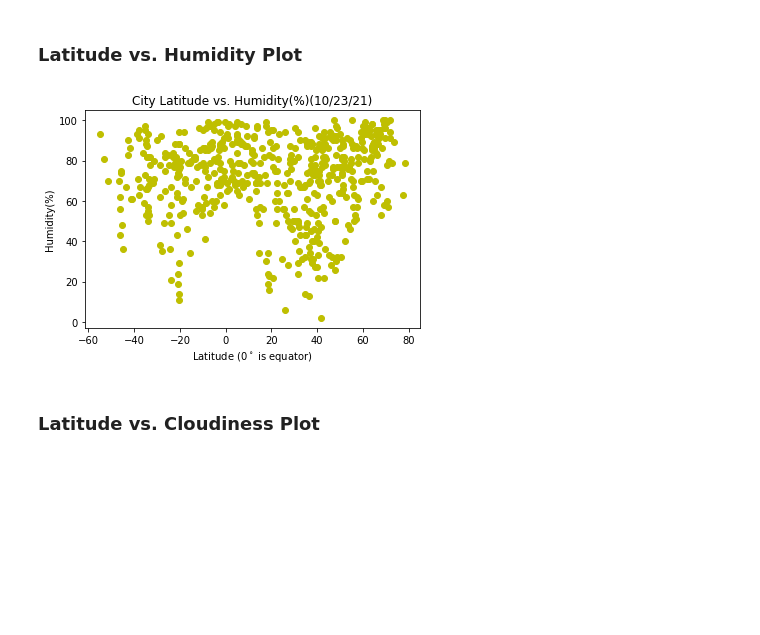
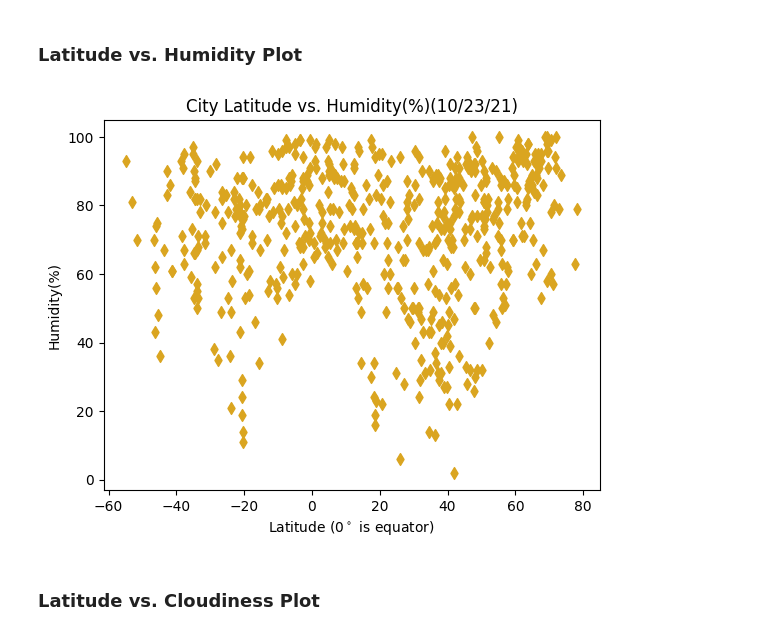
Before and after one commit to N-J-Miller/Week_5, a Jupyter notebook: Week_5_Homework.ipynb, the cells around one changed output. Drawn from its saved outputs; the diff is of its cells as text; code cells hidden in the pictures; blank space fills up the shorter version.

```diff
--- a/Week_5_Homework.ipynb
+++ b/Week_5_Homework.ipynb
@@ -196,8 +197,9 @@ Weather_Data.to_csv('Weather_Data.csv')
 # %% [markdown]
 ### Latitude vs. Temperature Plot
 # %%
+plt.style.use('default')
 fig, ax = plt.subplots()
-ax.scatter(Weather_Data['Latitude'], Weather_Data['Max Temperature'], color='r', marker='o')
+ax.scatter(Weather_Data['Latitude'], Weather_Data['Max Temperature'], c=Weather_Data['Max Temperature'],cmap="jet", marker='o')
 ax.set_ylabel("Maximum Temperature ($^\circ$F)")
 ax.set_xlabel("Latitude (0$^\circ$ is equator)")
 ax.set_title('City Latitude vs. Temperature ($^\circ$F)(10/23/21)')
@@ -209,14 +211,14 @@ plt.show()
 ### Latitude vs. Humidity Plot
 # %%
 fig, ax = plt.subplots()
-ax.scatter(Weather_Data['Latitude'], Weather_Data['Humidity'], color='y',marker='o')
+ax.scatter(Weather_Data['Latitude'], Weather_Data['Humidity'], c='goldenrod',marker='d')
 ax.set_ylabel("Humidity(%)")
 ax.set_xlabel("Latitude (0$^\circ$ is equator)")
 ax.set_title('City Latitude vs. Humidity(%)(10/23/21)')
 plt.savefig('Latitude_vs_Humidity.png', dpi = 600)
 plt.show()
 # %% [output]
-[figure, old version]
+[figure, new version]
 # %% [markdown]
 ### Latitude vs. Cloudiness Plot
 # %%
```
Also changed, not shown: parts of 11 cells of this notebook, 8 other files.
